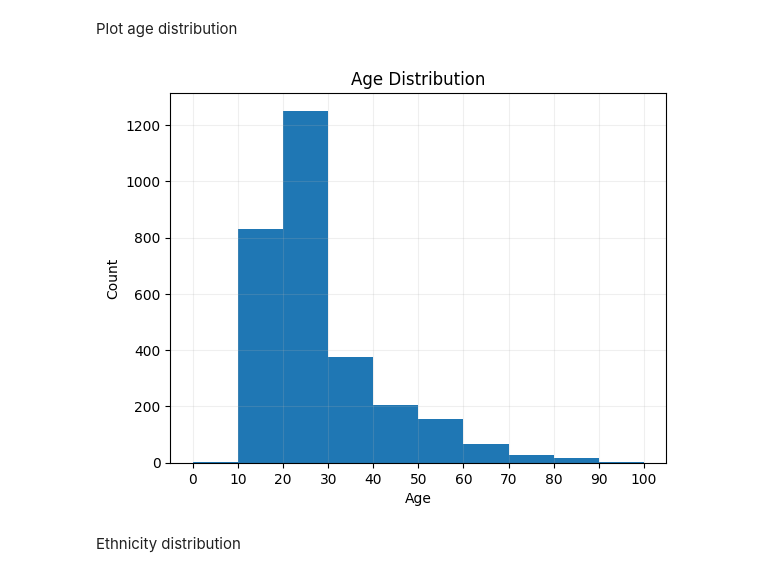
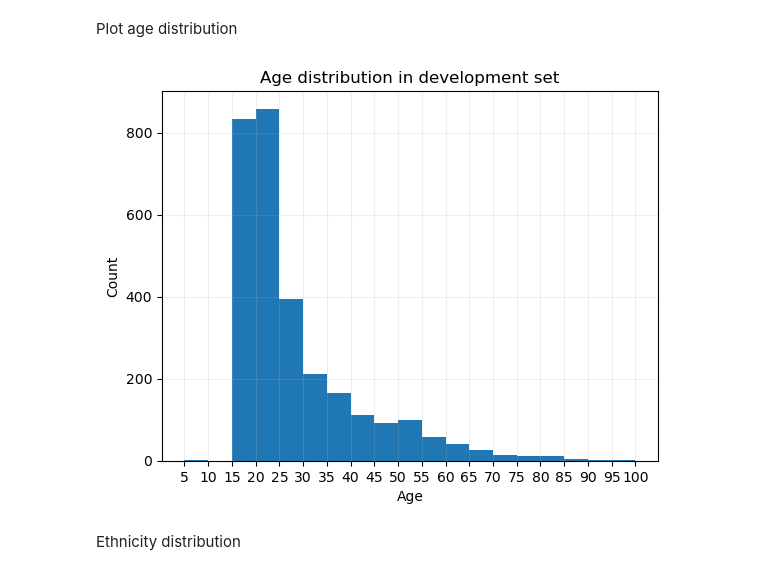
Before and after one commit to luca-byte/dsl-age-estimation, a Jupyter notebook: data_preprocessing.ipynb, the cells around one changed output. Drawn from its saved outputs; the diff is of its cells as text; code cells hidden in the pictures.

```diff
--- a/data_preprocessing.ipynb
+++ b/data_preprocessing.ipynb
@@ -26,17 +30,15 @@ df_dev.head()
 # %% [markdown]
 Plot age distribution
 # %%
-import matplotlib.pyplot as plt
-
 fig, ax = plt.subplots()
-ax.hist(df_dev["age"], bins=range(0,int((max(df_dev["age"])+10)),10))
-ax.set_xticks(range(0,int((max(df_dev["age"])+10)),10))
-ax.set_title("Age Distribution")
+ax.hist(df_dev["age"], bins=range(5,int((max(df_dev["age"])+5)),5), label="Development")
+ax.set_xticks(range(5,int((max(df_dev["age"])+5)),5))
+ax.set_title("Age distribution in development set")
 ax.set_xlabel("Age")
 ax.set_ylabel("Count")
 ax.grid(alpha=0.2)
 # %% [output]
-[figure, old version]
+[figure, new version]
 # %% [markdown]
 Ethnicity distribution
 # %%
```
Also changed, not shown: parts of 16 cells of this notebook.
